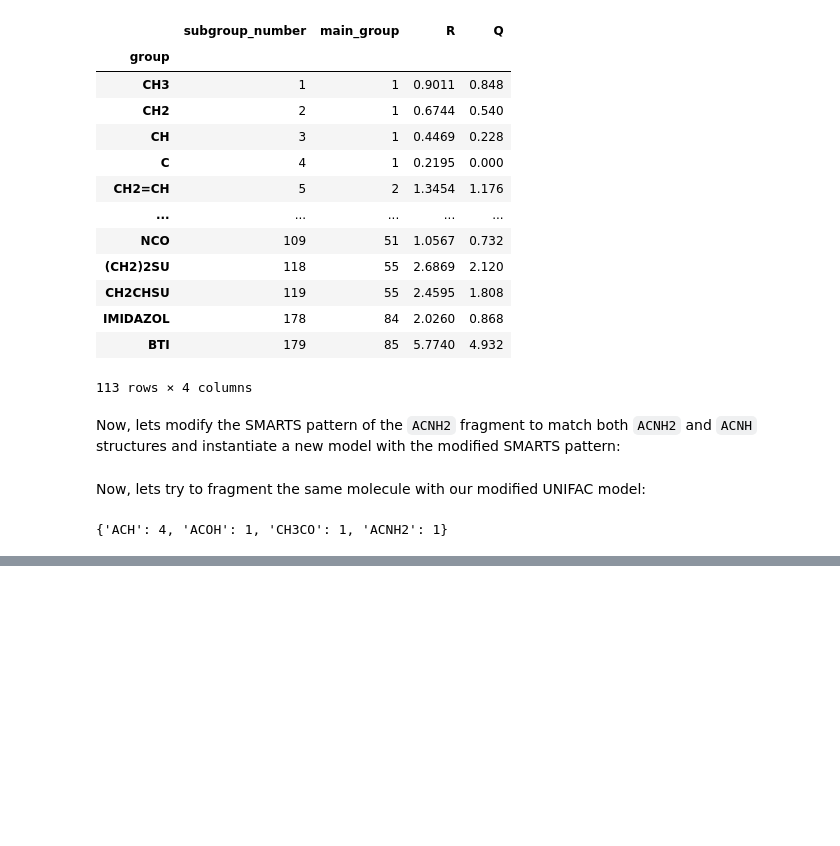
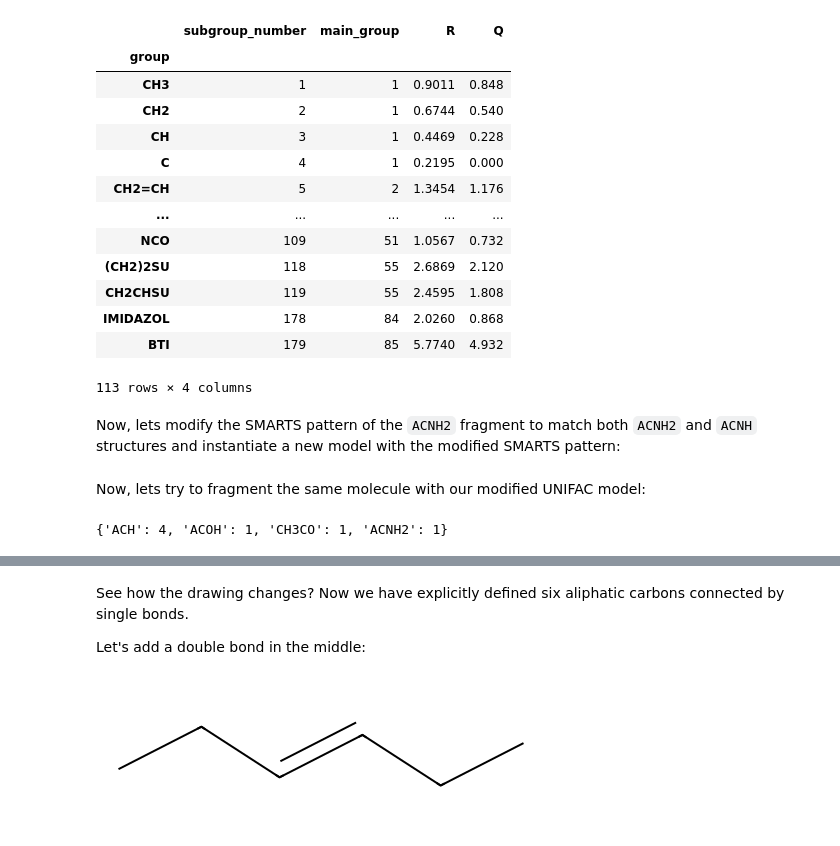
Before and after one commit to ipqa-research/ugropy, a Jupyter notebook: docs/source/tutorial/power_user.ipynb, the cells around one changed output, grey strips where cells are left out. Saved outputs shown, nothing was run; the diff lists cells and outputs as text; code cells hidden in the pictures; blank space fills up the shorter version.

```diff
--- a/docs/source/tutorial/power_user.ipynb
+++ b/docs/source/tutorial/power_user.ipynb
@@ -578,0 +724,11 @@ simple to follow and understand how to extend the basic behavior of the base
+# %% [markdown]
+See how the drawing changes? Now we have explicitly defined six aliphatic
+carbons connected by single bonds.
+
+Let's add a double bond in the middle:
+# %%
+smt = Chem.MolFromSmarts("C-C-C=C-C-C")
+
+smt
+# %% [output]
+[figure, added]
```
Also changed, not shown: parts of 44 cells of this notebook, 5 other files.
